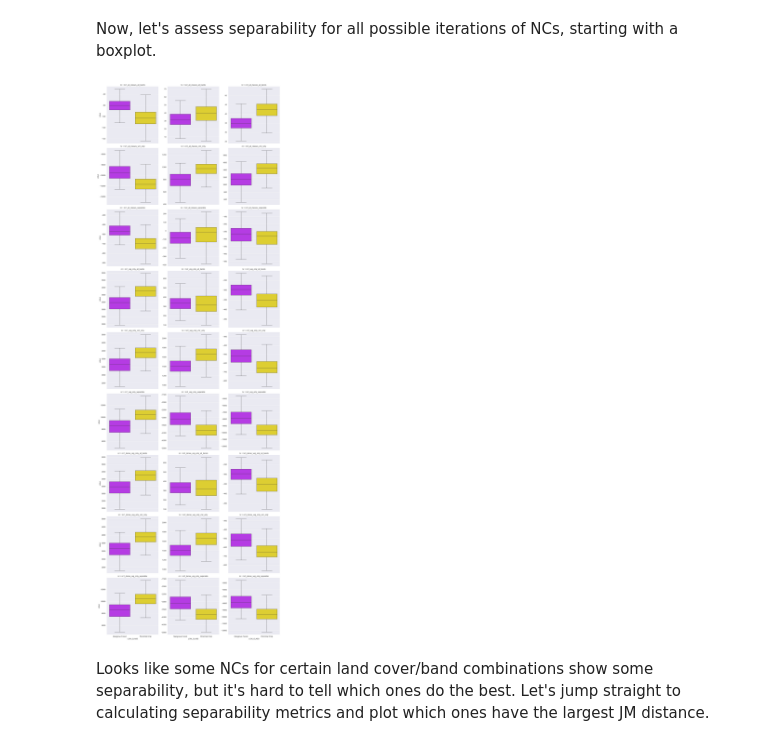
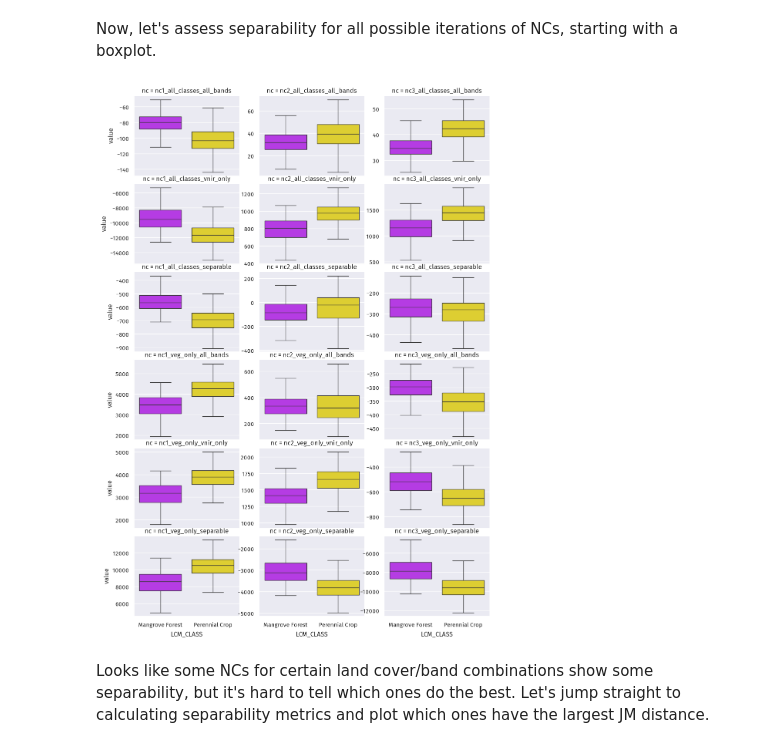
Before and after one commit to jeromemaiquez/gms-ir-mangrove-seagrass-surigao, a Jupyter notebook: main.ipynb, the cells around one changed output. Saved outputs shown, nothing was run; the diff lists cells and outputs as text; code cells hidden in the pictures.

```diff
--- a/main.ipynb
+++ b/main.ipynb
@@ -81,7 +90,7 @@ dense_veg_classes = [
 # %% [markdown]
 First check: spectral signature chart
 # %%
-sns.set_style('darkgrid')
+# sns.set_style('darkgrid')
 ax = plot.spectral_signature(
     data=df_bands_melt,
     category_column='LCM_CLASS',
@@ -90,5 +99,5 @@ ax = plot.spectral_signature(
     cats_compared=dense_veg_classes
 )
 
-ax.figure.set_size_inches(6, 8)
+ax.figure.set_size_inches(8, 8)
 # %% [output]
@@ -596,7 +624,13 @@ Type:      function
 # %%
 import re
 
-df_sfp_indices = df_sfp[df_sfp['lc_combo'] != 'dense_veg_only']
+df_sfp_indices = df_sfp[
+    (df_sfp['lc_combo'] == 'all_classes')
+    | (
+        (df_sfp['lc_combo'] == 'veg_only')
+        & (df_sfp['band_combo'] == 'separable')
+    )
+]
 df_sfp_values = df_bands.copy(deep=True).drop(columns=band_names)
 
 for idx, row in df_sfp_indices.iterrows():
@@ -789,7 +821,7 @@ File:      ~\documents\jerome\03_independent_research\20260630 mangrove and seag
 Type:      function
 # %%
 nca_results = []
-nc1_formulas = []
+nca_formulas = []
 n_components = 3
 nc_names =[f'nc{i+1}' for i in range(n_components)]
 
@@ -820,15 +852,20 @@ for lc_combo in ['AllClasses', 'VegOnly', 'DenseVegOnly']:
         # df_nca[['lc_combo', 'band_combo']] = lc_combo_name, band_combo
         # df_nca = df_nca[['LCM_CLASS', 'lc_combo', 'band_combo'] + [f'nc{i+1}' for i in range(n_components)]]
 
-        nc1_formula = " + ".join([f'{coeff:.4f}*{band}' for coeff, band in zip(list(nca_coeffs[0]), band_names)])
+        nc1_formula = " + ".join([f'{coeff:.4f}*{band}' for coeff, band in zip(list(nca_coeffs[0]), band_combos[band_combo])])
+        nc2_formula = " + ".join([f'{coeff:.4f}*{band}' for coeff, band in zip(list(nca_coeffs[1]), band_combos[band_combo])])
+        nc3_formula = " + ".join([f'{coeff:.4f}*{band}' for coeff, band in zip(list(nca_coeffs[2]), band_combos[band_combo])])
+
         formula_per_combo = {
             'lc_combo': lc_combo_name,
             'band_combo': band_combo,
-            'nc1_formula': nc1_formula
+            'nc1_formula': nc1_formula,
+            'nc2_formula': nc2_formula,
+            'nc3_formula': nc3_formula,
         }
 
         nca_results.append(df_nca)
-        nc1_formulas.append(formula_per_combo)
+        nca_formulas.append(formula_per_combo)
 
 df_nca_results = pd.concat(nca_results, axis=1)
 df_nca_results = df_nca_results.loc[:, ~df_nca_results.columns.duplicated(keep='first')]
@@ -872,7 +920,8 @@ df_nca_results.LCM_CLASS.unique()
 ['Mangrove Forest', 'Perennial Crop']
 Length: 2, dtype: str
 # %%
-nca_names = [col for col in df_nca_results if 'nc' in col]
+# Exclude dense-vegetation-only components (duplicates of vegetation-only components)
+nca_names = [col for col in df_nca_results if 'nc' in col and 'dense' not in col]
 
 df_nca_melt = df_nca_results.melt(
     id_vars='LCM_CLASS',
@@ -898,14 +947,16 @@ Now, let's assess separability for all possible iterations of NCs, starting with
 # %%
 g = plot.boxplot_bands(
     data=df_nca_melt,
     category_column='LCM_CLASS',
     value_column='value',
     band_column='nc',
     cats_compared=dense_veg_classes,
     col_wrap=3
 )
+
+g.figure.set_size_inches(10,14)
 # %% [output]
-[figure, old version]
+[figure, new version]
 # %% [markdown]
 Looks like some NCs for certain land cover/band combinations show some separability, but it's hard to tell which ones do the best. Let's jump straight to calculating separability metrics and plot which ones have the largest JM distance.
 # %%
```
Also changed, not shown: parts of 36 cells of this notebook.
